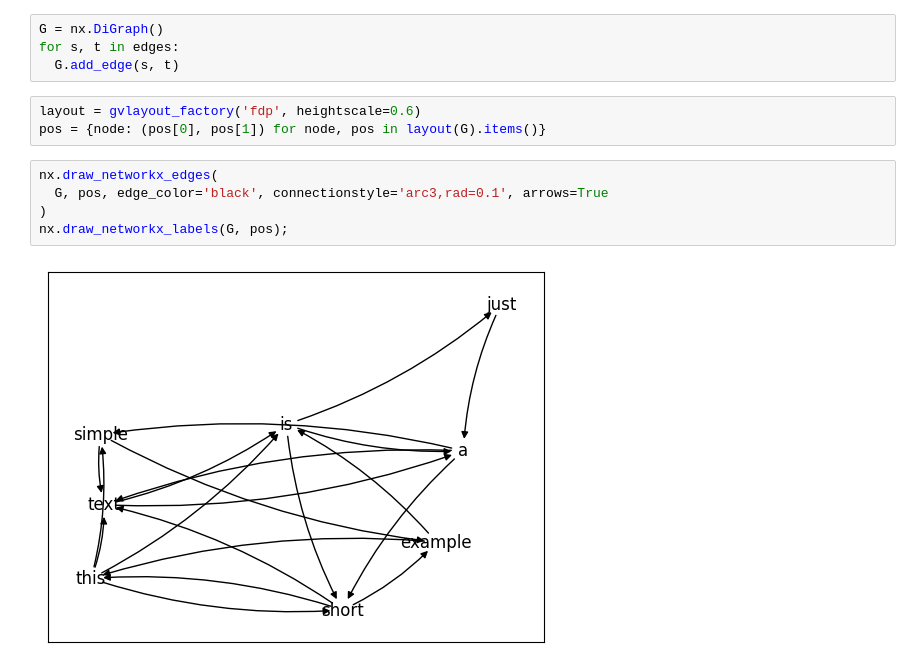
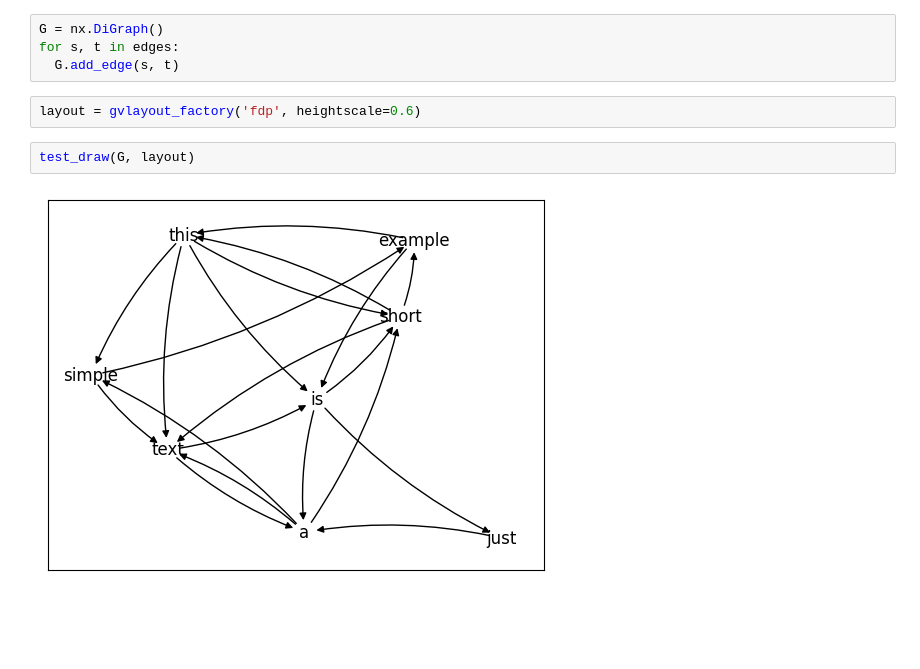
Before and after one commit to mapio/selma, a Jupyter notebook: Graph.ipynb, the cells around one changed output. Saved outputs shown, nothing was run; the diff lists cells and outputs as text; blank space fills up the shorter version.

```diff
--- a/Graph.ipynb
+++ b/Graph.ipynb
@@ -32,12 +32,8 @@ for s, t in edges:
   G.add_edge(s, t)
 # %%
 layout = gvlayout_factory('fdp', heightscale=0.6)
-pos = {node: (pos[0], pos[1]) for node, pos in layout(G).items()}
-# %%
-nx.draw_networkx_edges(
-  G, pos, edge_color='black', connectionstyle='arc3,rad=0.1', arrows=True
-)
-nx.draw_networkx_labels(G, pos);
-# %% [output]
-[figure, removed]
+# %%
+test_draw(G, layout)
+# %% [output]
+[figure, added]
 # %%
```
Also changed, not shown: parts of 4 cells of this notebook, 4 other files.
